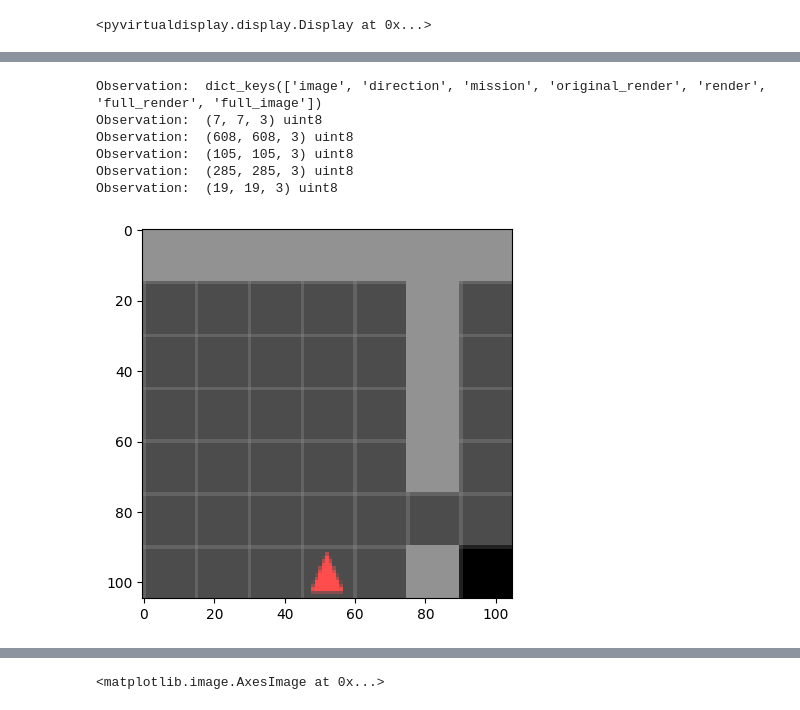
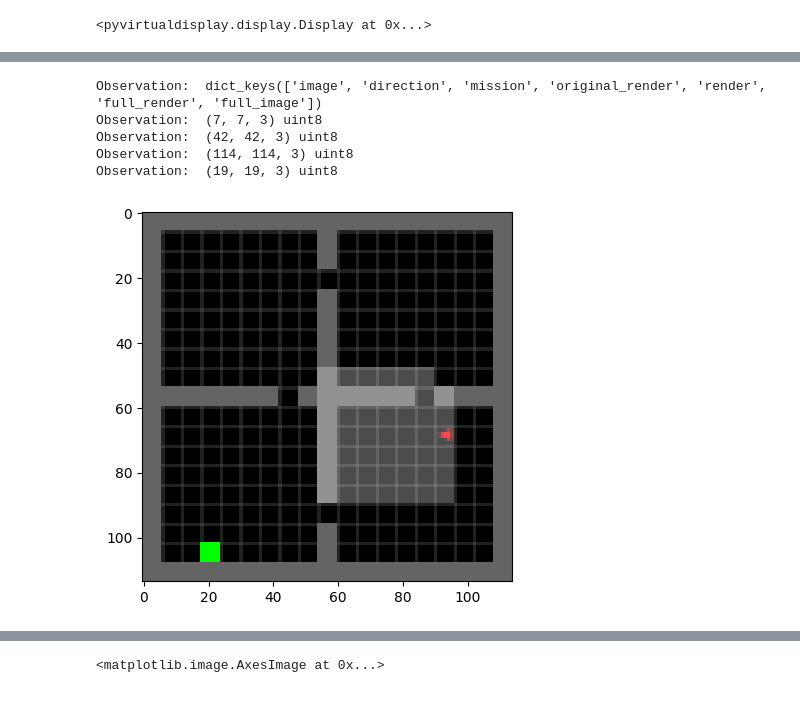
Before and after one commit to jdubkim/explainable-hierarchical-planning, a Jupyter notebook: notebooks/render.ipynb, the cells around one changed output, grey strips where cells are left out. Drawn from its saved outputs; the diff is of its cells as text; code cells hidden in the pictures.

```diff
--- a/notebooks/render.ipynb
+++ b/notebooks/render.ipynb
@@ -83,7 +84,7 @@ create_policy_eval_video(agent.policy, "trained-agent")
 class MiniGridEnv:
     def __init__(self, obs_key='image'):
         self._env = gym.make('MiniGrid-FourRooms-v0')
-        self.tile_size = 15
+        self.tile_size = 6
 
     def _obs(self, obs):
         obs.update(
@@ -145,22 +126,20 @@ array([[[ 18,  31,  52],
 # %%
 env = MiniGridEnv()
 env._env.seed(500)
 observation = env.reset()
 obs = env._obs(observation)
 print("Observation: ", obs.keys())
 print("Observation: ", obs['image'].shape, obs['image'].dtype)
-print("Observation: ", obs['original_render'].shape, obs['original_render'].dtype)
 print("Observation: ", obs['render'].shape, obs['render'].dtype)
 print("Observation: ", obs['full_render'].shape, obs['full_render'].dtype)
 print("Observation: ", obs['full_image'].shape, obs['full_image'].dtype)
 
-plt.imshow(obs['render'])
+plt.imshow(obs['full_render'])
 plt.show()
 # %% [output]
 Observation:  dict_keys(['image', 'direction', 'mission', 'original_render', 'render', 'full_render', 'full_image'])
 Observation:  (7, 7, 3) uint8
-Observation:  (608, 608, 3) uint8
-Observation:  (105, 105, 3) uint8
-Observation:  (285, 285, 3) uint8
+Observation:  (42, 42, 3) uint8
+Observation:  (114, 114, 3) uint8
 Observation:  (19, 19, 3) uint8
-[figure, old version]
+[figure, new version]
```
Also changed, not shown: parts of 11 cells of this notebook, 5 other files.
